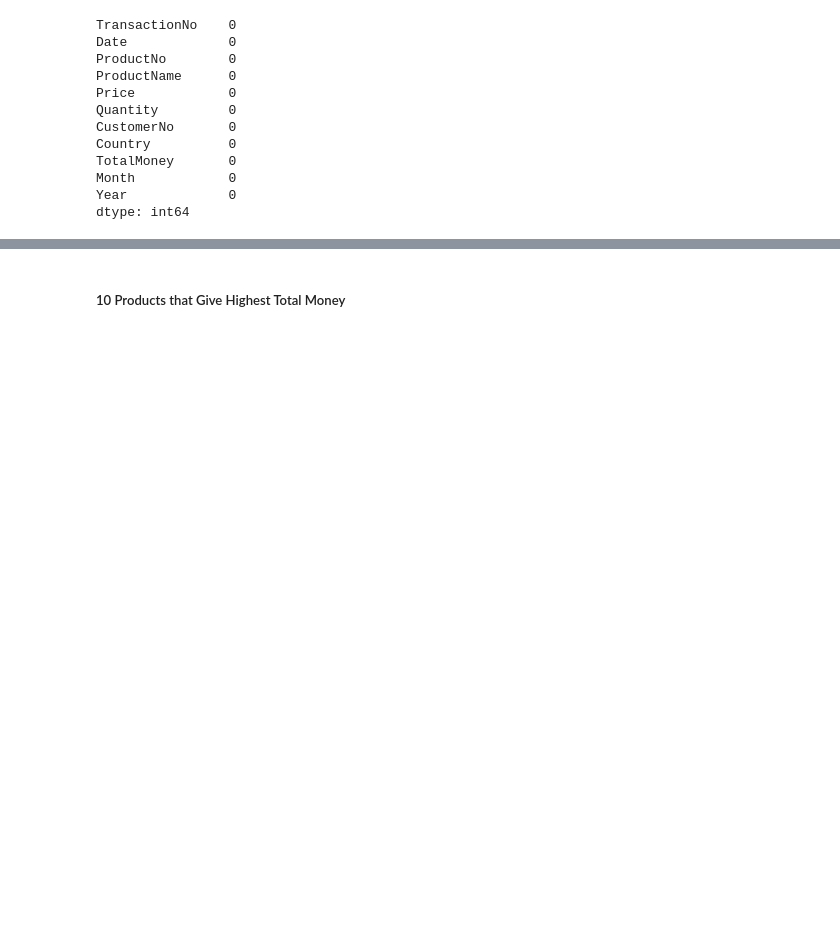
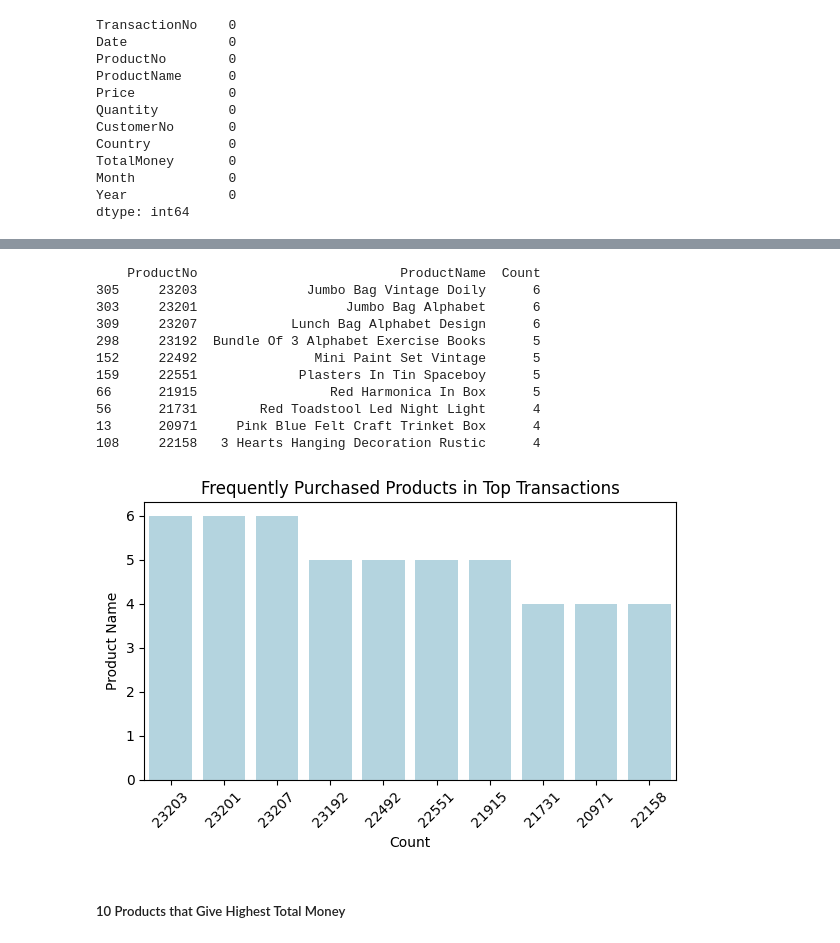
Before and after one commit to xrhahelry/Data-Driven-Insights-and-Customer-Segmentation-for-E-Commerce-Growth, a Jupyter notebook: eda.ipynb, the cells around one changed output, grey strips where cells are left out. Saved outputs shown, nothing was run; the diff lists cells and outputs as text; code cells hidden in the pictures; blank space fills up the shorter version.

```diff
--- a/eda.ipynb
+++ b/eda.ipynb
@@ -192 +201,3 @@ dtype: int64
+# %%
+df = pd.read_csv("cleaned_sales_data.csv")
 # %%
@@ -248,3 +271,37 @@ dfTransaction.to_csv('top_10_transactions.csv', index=False)
+# %%
+top_txn = dfTransaction['TransactionNo'].to_list()
+products_top = df[df['TransactionNo'].isin(top_txn)][['TransactionNo', 'ProductNo', 'ProductName']]
+product_counts = (
+    products_top
+    .groupby(['ProductNo', 'ProductName'])
+    .size()
+    .reset_index(name='Count')
+    .sort_values('Count', ascending=False)
+)
+print(product_counts[:10])
+
+# Plot count plot
+plt.figure(figsize=(6, 4))
+sns.barplot(data=product_counts[:10], x='ProductNo', y='Count', color='lightblue')
+plt.title('Frequently Purchased Products in Top Transactions')
+plt.xticks(rotation=45)
+plt.xlabel('Count')
+plt.ylabel('Product Name')
+plt.tight_layout()
+plt.show()
+# %% [output]
+    ProductNo                          ProductName  Count
+305     23203              Jumbo Bag Vintage Doily      6
+303     23201                   Jumbo Bag Alphabet      6
+309     23207            Lunch Bag Alphabet Design      6
+298     23192  Bundle Of 3 Alphabet Exercise Books      5
+152     22492               Mini Paint Set Vintage      5
+159     22551             Plasters In Tin Spaceboy      5
+66      21915                 Red Harmonica In Box      5
+56      21731        Red Toadstool Led Night Light      4
+13      20971     Pink Blue Felt Craft Trinket Box      4
+108     22158   3 Hearts Hanging Decoration Rustic      4
+[figure, added]
 # %% [markdown]
 ##### 10 Products that Give Highest Total Money
 # %%
```
Also changed, not shown: parts of 30 cells of this notebook, 5 other files.
